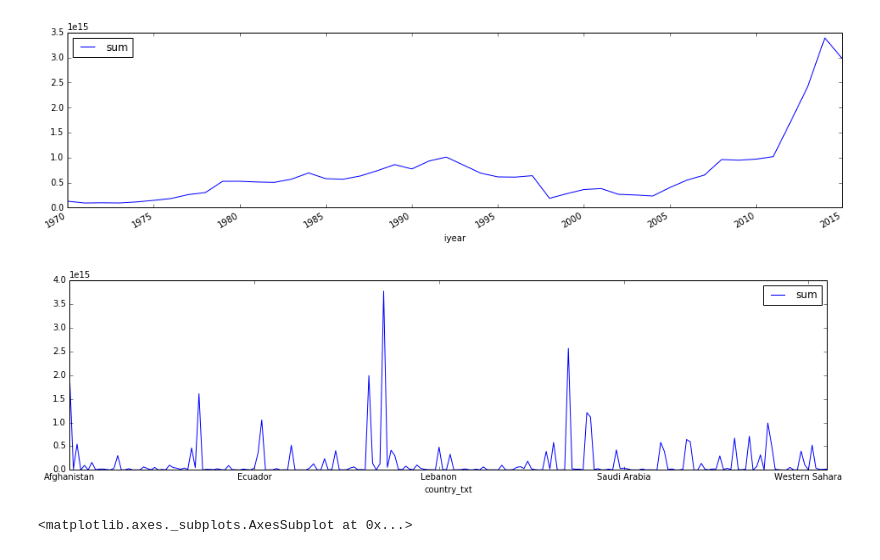
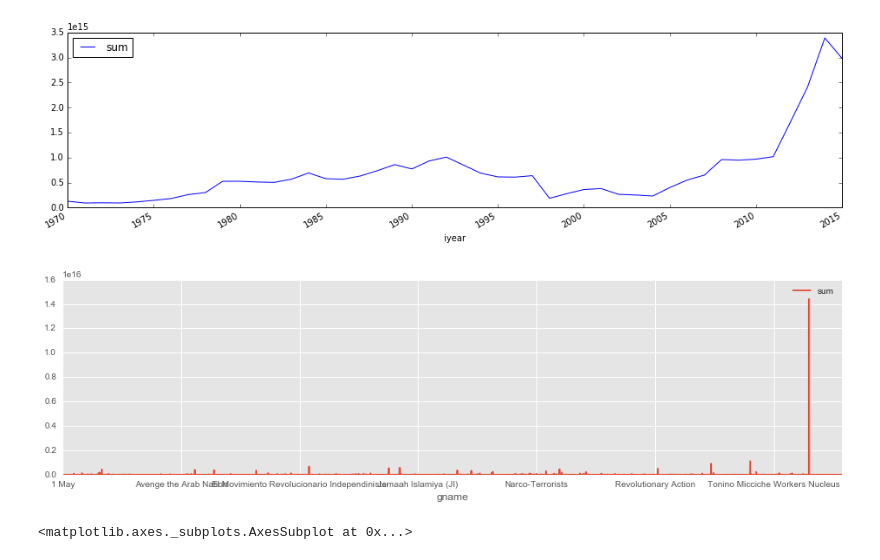
Before and after one commit to qwang51/Global-Terrorism, a Jupyter notebook: Exploratory Analysis.ipynb, the cells around one changed output. Saved outputs shown, nothing was run; the diff lists cells and outputs as text; code cells hidden in the pictures.

```diff
--- a/Exploratory Analysis.ipynb
+++ b/Exploratory Analysis.ipynb
@@ -1,12 +1,24 @@
 # %% [markdown]
 # Exploratory Analysis of GTD
 # %%
+# Pandas, numpy, random
 import pandas as pd
 import numpy as np
+import random
+
+# Plots
 import matplotlib
+from matplotlib import pyplot as plt
+import seaborn as sns
 %matplotlib inline
+matplotlib.style.use('ggplot')
 
+# skleanrn
 import sklearn
-from sklearn.model_selection import train_test_split
+from sklearn.model_selection import cross_val_score, train_test_split
+from sklearn.ensemble import RandomForestClassifier
+from sklearn import preprocessing
 
-from matplotlib import pyplot as plt
+# Hide warnings
+import warnings
+warnings.filterwarnings('ignore')
@@ -50,10 +77,10 @@ plt.show()
 # %% [output]
 [figure]
 # %%
-gtd.groupby(['country_txt']).eventid.agg([np.sum]).plot(figsize=(16,4))
+gtd.groupby(['gname']).eventid.agg([np.sum]).plot(figsize=(16,4))
 plt.show()
 # %% [output]
-[figure, old version]
+[figure, new version]
 # %%
 gtd.groupby(['attacktype1']).eventid.agg({'count':sum}).plot()
 gtd.groupby(['weaptype1']).eventid.agg({'count':sum}).plot()
```
Also changed, not shown: parts of 67 cells of this notebook.
